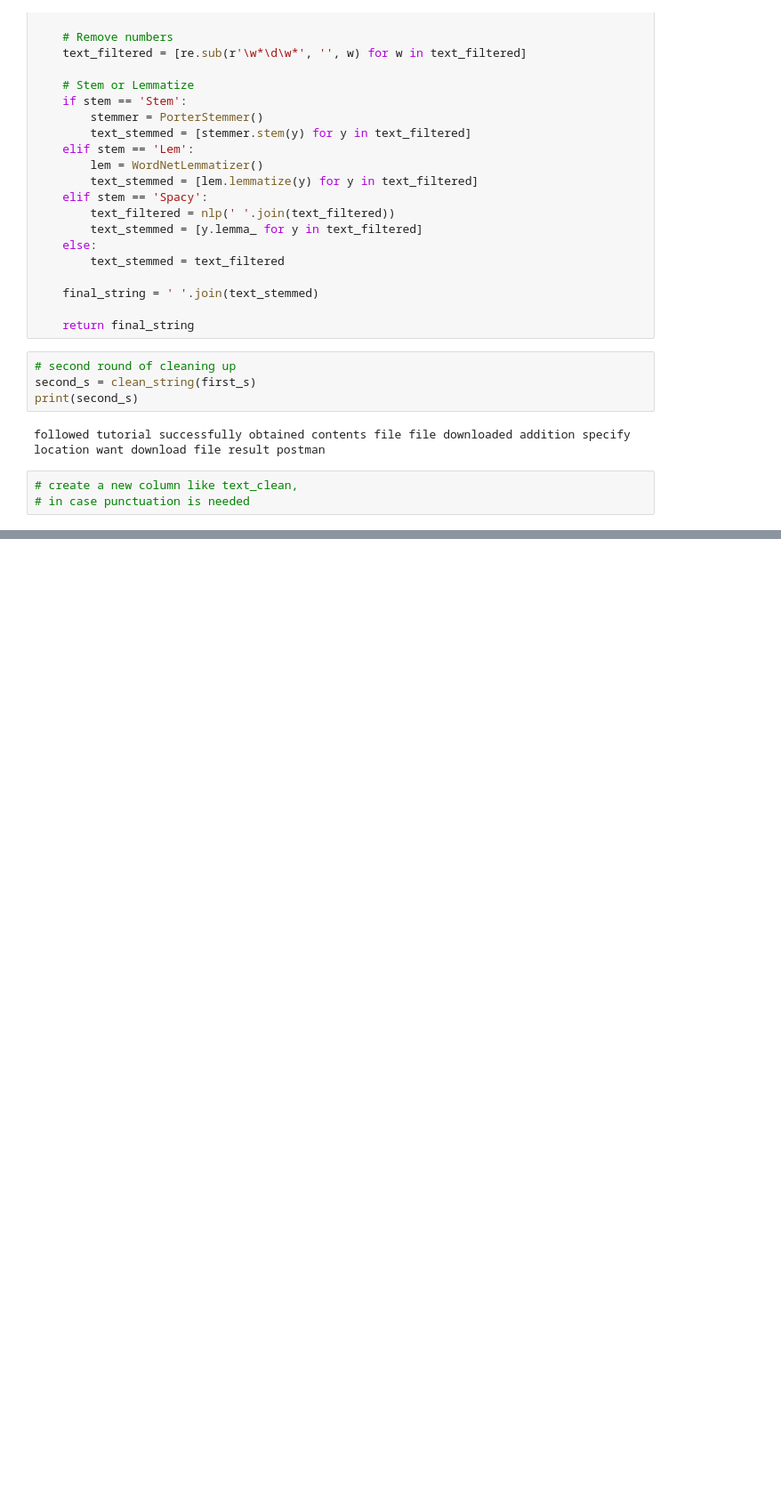
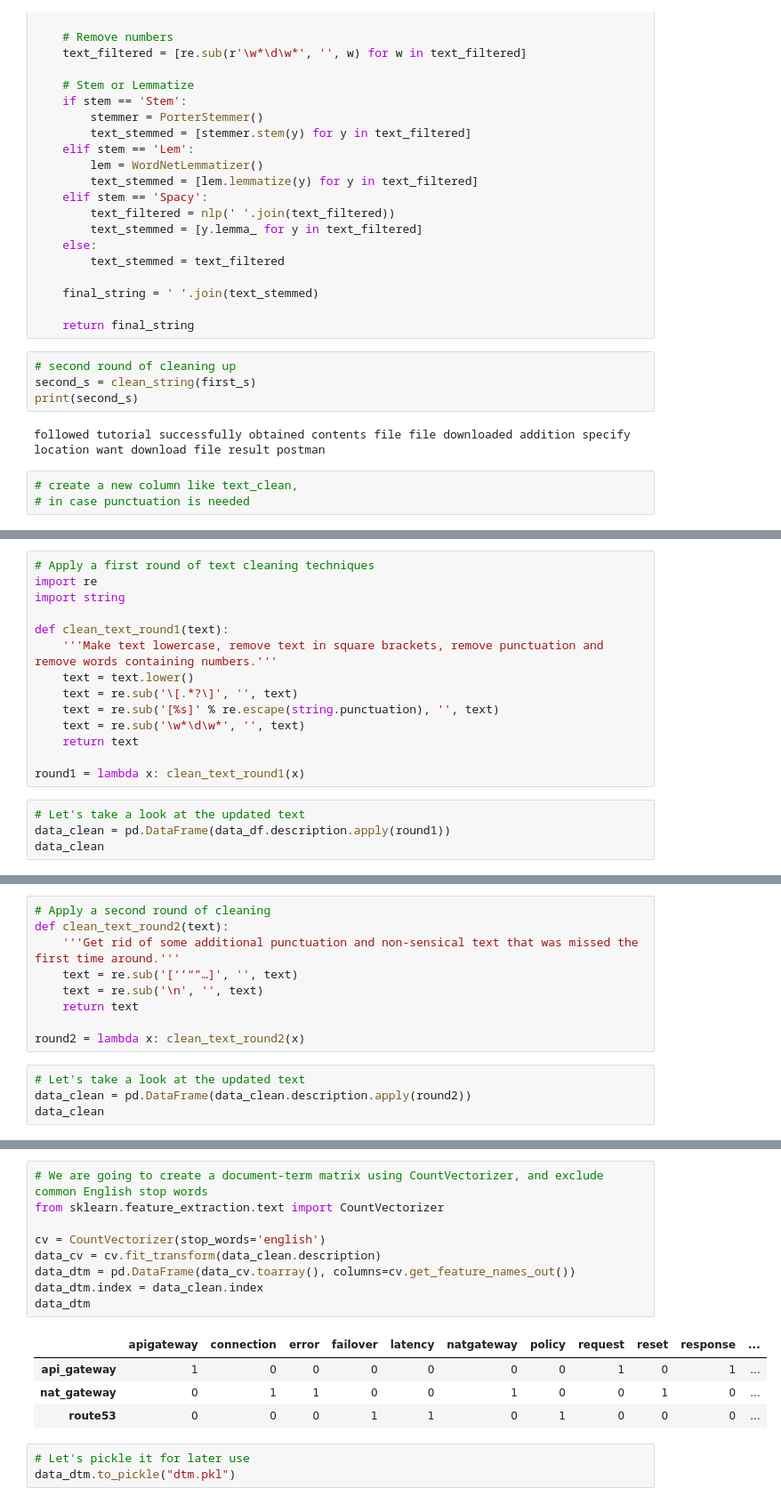
Before and after one commit to feimvnc/pyclopedia, a Jupyter notebook: text-clusering-using-embeddings/how_to_clean_text.ipynb, the cells around one changed output, grey strips where cells are left out. Shown: that part at 89% size. Saved outputs shown, nothing was run; the diff lists cells and outputs as text; blank space fills up the shorter version.

```diff
--- a/text-clusering-using-embeddings/how_to_clean_text.ipynb
+++ b/text-clusering-using-embeddings/how_to_clean_text.ipynb
@@ -132,0 +281,18 @@ followed tutorial successfully obtained contents file file downloaded addition s
+# %%
+# Apply a first round of text cleaning techniques
+import re
+import string
+
+def clean_text_round1(text):
+    '''Make text lowercase, remove text in square brackets, remove punctuation and remove words containing numbers.'''
+    text = text.lower()
+    text = re.sub('\[.*?\]', '', text)
+    text = re.sub('[%s]' % re.escape(string.punctuation), '', text)
+    text = re.sub('\w*\d\w*', '', text)
+    return text
+
+round1 = lambda x: clean_text_round1(x)
+# %%
+# Let's take a look at the updated text
+data_clean = pd.DataFrame(data_df.description.apply(round1))
+data_clean
@@ -132,0 +304,13 @@ followed tutorial successfully obtained contents file file downloaded addition s
+# %%
+# Apply a second round of cleaning
+def clean_text_round2(text):
+    '''Get rid of some additional punctuation and non-sensical text that was missed the first time around.'''
+    text = re.sub('[‘’“”…]', '', text)
+    text = re.sub('\n', '', text)
+    return text
+
+round2 = lambda x: clean_text_round2(x)
+# %%
+# Let's take a look at the updated text
+data_clean = pd.DataFrame(data_clean.description.apply(round2))
+data_clean
@@ -132,0 +356,17 @@ followed tutorial successfully obtained contents file file downloaded addition s
+# %%
+# We are going to create a document-term matrix using CountVectorizer, and exclude common English stop words
+from sklearn.feature_extraction.text import CountVectorizer
+
+cv = CountVectorizer(stop_words='english')
+data_cv = cv.fit_transform(data_clean.description)
+data_dtm = pd.DataFrame(data_cv.toarray(), columns=cv.get_feature_names_out())
+data_dtm.index = data_clean.index
+data_dtm
+# %% [output]
+|  | apigateway | connection | error | failover | latency | natgateway | policy | request | reset | response | ... |
+| api_gateway | 1 | 0 | 0 | 0 | 0 | 0 | 0 | 1 | 0 | 1 | ... |
+| nat_gateway | 0 | 1 | 1 | 0 | 0 | 1 | 0 | 0 | 1 | 0 | ... |
+| route53 | 0 | 0 | 0 | 1 | 1 | 0 | 1 | 0 | 0 | 0 | ... |
+# %%
+# Let's pickle it for later use
+data_dtm.to_pickle("dtm.pkl")
```
Also changed, not shown: parts of 33 cells of this notebook.
